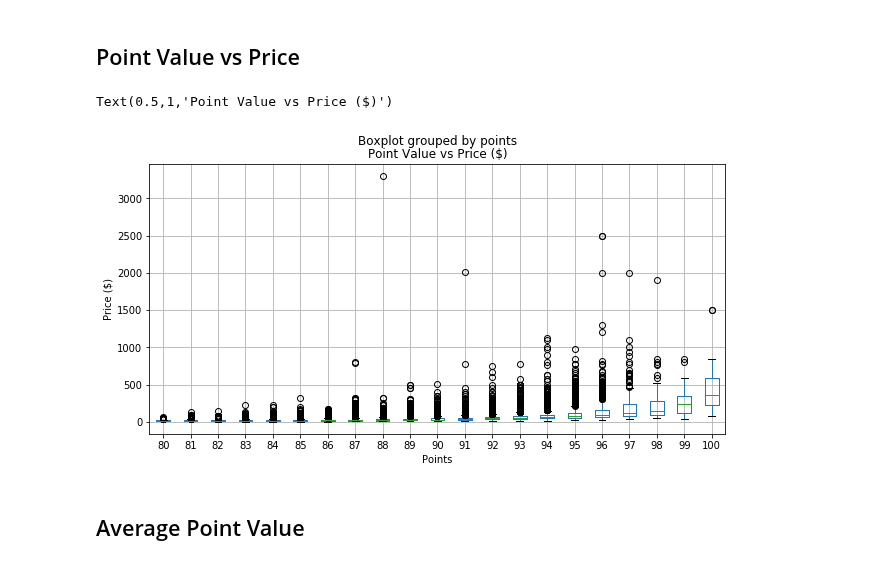
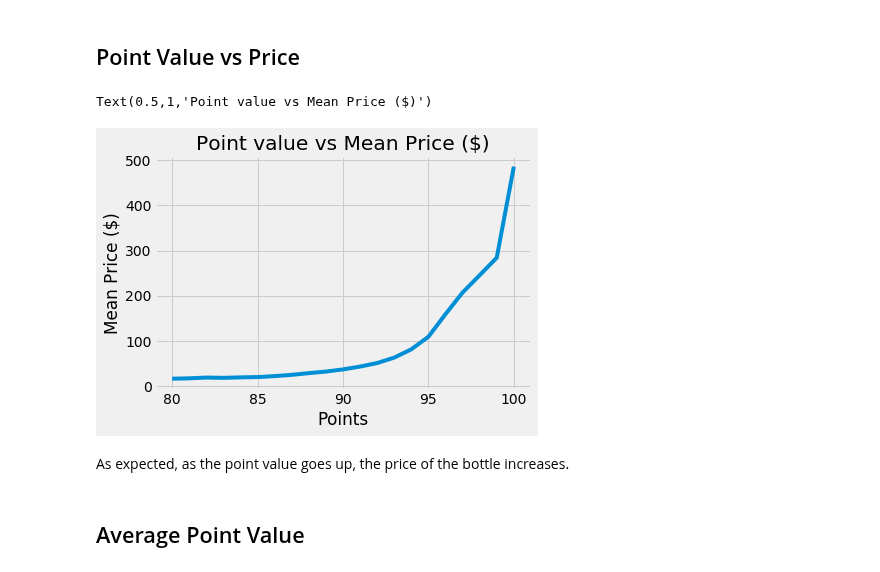
Before and after one commit to madengr00/PourTaste, a Jupyter notebook: Basic DataSet Information.ipynb, the cells around one changed output. Saved outputs shown, nothing was run; the diff lists cells and outputs as text; code cells hidden in the pictures.

```diff
--- a/Basic DataSet Information.ipynb
+++ b/Basic DataSet Information.ipynb
@@ -39,13 +39,16 @@ Our dataset represents 42 countries, 422 provinces, and 15855 wineries.
 # %% [markdown]
 ## Point Value vs Price
 # %%
-wine_df.boxplot("price", by="points", figsize=(10,5))
+plt.style.use('fivethirtyeight')
+mean_prices = wine_df.groupby(['points']).price.mean().plot(kind="line")
 plt.xlabel("Points")
-plt.ylabel("Price ($)")
-plt.title("Point Value vs Price ($)")
+plt.ylabel("Mean Price ($)")
+plt.title("Point value vs Mean Price ($)")
 # %% [output]
-Text(0.5,1,'Point Value vs Price ($)')
+Text(0.5,1,'Point value vs Mean Price ($)')
-[figure, old version]
+[figure, new version]
+# %% [markdown]
+As expected, as the point value goes up, the price of the bottle increases.
 # %% [markdown]
 ## Average Point Value
 # %%
```
Also changed, not shown: parts of 6 cells of this notebook.
